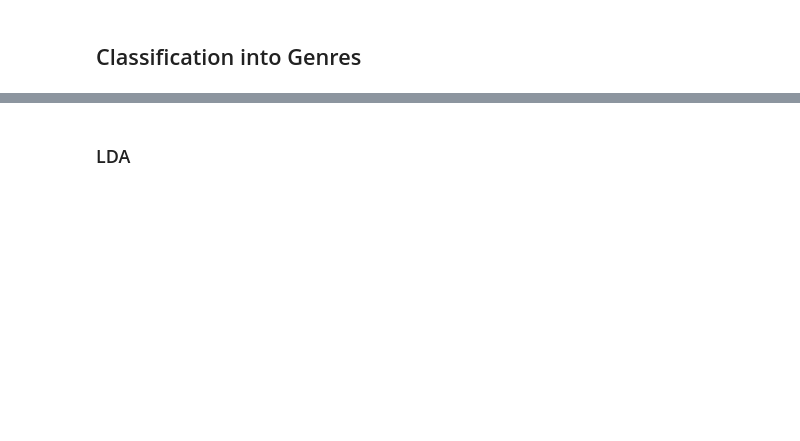
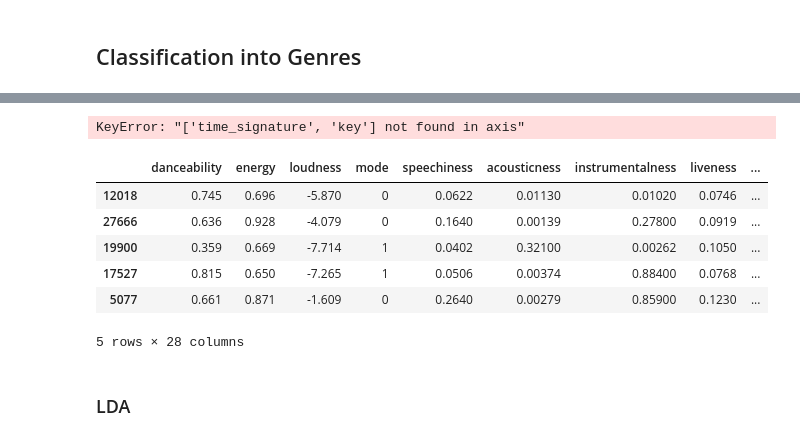
Before and after one commit to SYusupov/Spotify_Songs_Classification, a Jupyter notebook: exploring.ipynb, the cells around one changed output, grey strips where cells are left out. Saved outputs shown, nothing was run; the diff lists cells and outputs as text; code cells hidden in the pictures; blank space fills up the shorter version.

```diff
--- a/exploring.ipynb
+++ b/exploring.ipynb
@@ -342,7 +372,21 @@ sns.pairplot(data=df[columns], hue='genre')
 # %%
 df = df.loc[:, ~df.columns.str.contains('^Unnamed')]
 # %%
-df = df.drop(['id','time_signature', 'key'], axis=1)
+# df = df.drop(['id','time_signature', 'key'], axis=1)
+# %% [output]
+KeyError: "['time_signature', 'key'] not found in axis"
+# %%
+df = df.drop(['type', 'id'], axis=1)
+# %%
+df.sample(5)
+# %% [output]
+|  | danceability | energy | loudness | mode | speechiness | acousticness | instrumentalness | liveness | ... |
+| 12018 | 0.745 | 0.696 | -5.870 | 0 | 0.0622 | 0.01130 | 0.01020 | 0.0746 | ... |
+| 27666 | 0.636 | 0.928 | -4.079 | 0 | 0.1640 | 0.00139 | 0.27800 | 0.0919 | ... |
+| 19900 | 0.359 | 0.669 | -7.714 | 1 | 0.0402 | 0.32100 | 0.00262 | 0.1050 | ... |
+| 17527 | 0.815 | 0.650 | -7.265 | 1 | 0.0506 | 0.00374 | 0.88400 | 0.0768 | ... |
+| 5077 | 0.661 | 0.871 | -1.609 | 0 | 0.2640 | 0.00279 | 0.85900 | 0.1230 | ... |
+5 rows × 28 columns
 # %%
 def tt_split(df):
     X = df.loc[:, df.columns != 'genre']
```
Also changed, not shown: parts of 42 cells of this notebook.
